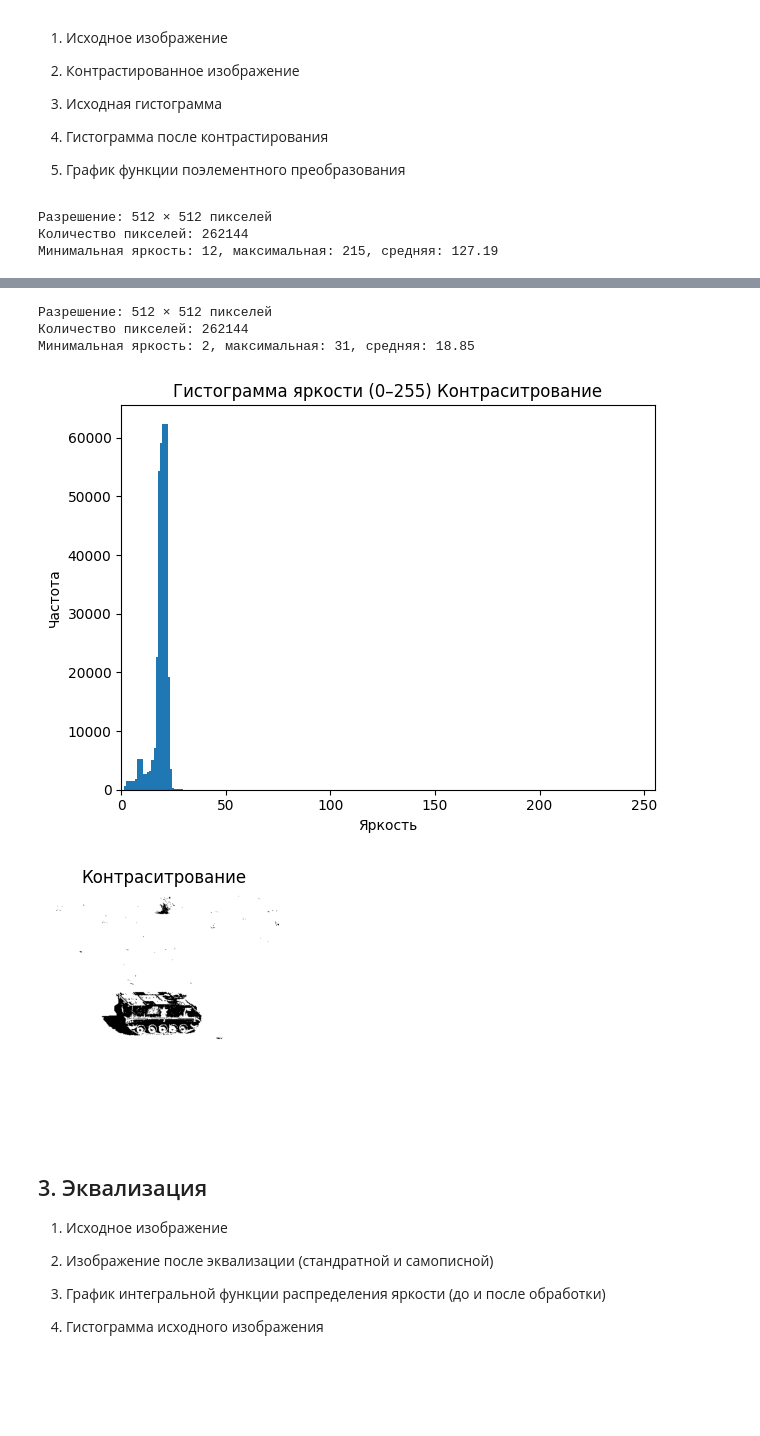
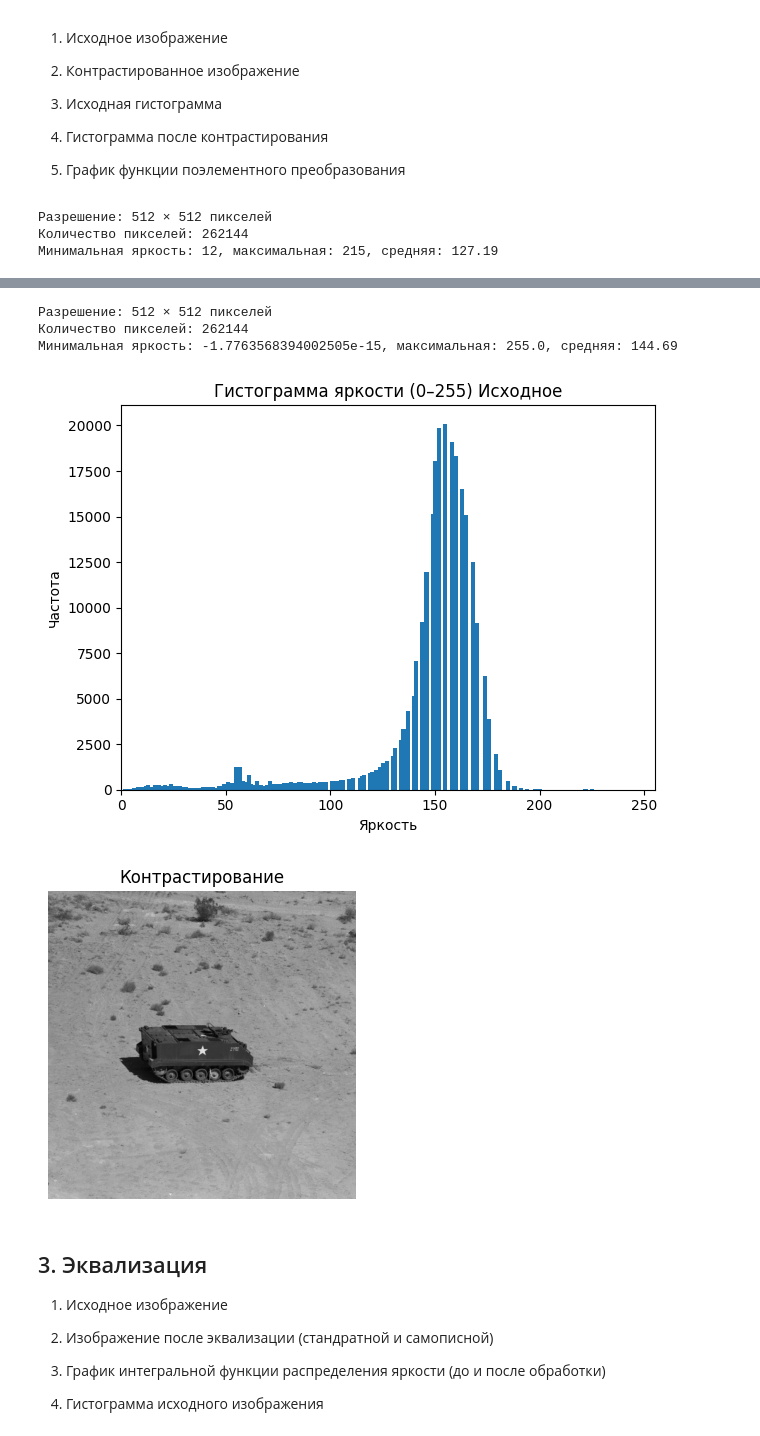
Before and after one commit to Matosik/Image-processing-methods-labs, a Jupyter notebook: Lab1.ipynb, the cells around one changed output, grey strips where cells are left out. Cells and saved outputs as stored; diff of their text form; code cells hidden in the pictures; blank space fills up the shorter version.

```diff
--- a/Lab1.ipynb
+++ b/Lab1.ipynb
@@ -69,7 +59,7 @@ def show_image(matrix, title):
         arr = np.array(matrix, dtype=np.uint8)
 
     # Настроим размер вывода (в дюймах, 1 дюйм ≈ 96px)
-    plt.figure(figsize=(3, 3))
+    plt.figure(figsize=(4, 4))
     plt.imshow(arr, cmap="gray", vmin=0, vmax=255)
     plt.title(title)   # подпись сверху
     plt.axis("off")  # скрыть оси, чтобы был «чистый» вывод
@@ -123,5 +104,8 @@ def t_porog(name_path, t):
 # %%
-info = analyze_image(image_path)
+
+
+matrix = load_img(image_path)
+info = analyze_image(matrix)
 show_image(info["matrix"], "Исходное изображение")
 
 
@@ -154,32 +138,29 @@ show_image(infoporog["matrix"], "Проговая")
 
 5) График функции поэлементного преобразования
 # %%
-def contrast(name_path, gmin=0, gmax=255):
+def contrast(matrix, gmin, gmax):
 
-    path = Path(name_path)
-    if not path.exists():
-        raise FileNotFoundError(f"Файл не найден: {path}")
-    img = Image.open(path).convert("L")
-    matrix = np.array(img, dtype=np.uint8)
+    fmax = int(np.max(matrix))
+    fmin = int(np.min(matrix))
 
-    a = (gmax - gmin) / (matrix.max() - matrix.min())
-    b = (gmin * matrix.max() - gmax* matrix.min()) / (matrix.max() - matrix.min())
-    #b = (gmin * max(matrix) - gmax* min(matrix)) / max(matrix) - min(matrix)
-    N = matrix.shape[0]
-    M = matrix.shape[1]
-    newMatrix = np.zeros_like(matrix)
-    for i in range(N):
-        for j in range(M):
-            newMatrix[i][j] = a * matrix[i][j] + b
-    return Image.fromarray(newMatrix, mode="L")
+    a = (gmax - gmin) / (fmax - fmin)
+    b = (gmin * fmax - gmax* fmin) / (fmax - fmin)
+
+
+    matrix = a * matrix + b
+
+    return matrix
 # %%
-info = analyze_image(image_path)
+matrix = load_img(image_path)
+info = analyze_image(matrix)
 show_image(info["matrix"], "Исходное изображение")
 
 
-contrastimg = contrast(image_path, 100, 129)
-infocontrast = analyze_image(contrastimg, title="Контраситрование")
-show_image(infoporog["matrix"], "Контраситрование")
+
+matrixContrast = contrast(matrix,0,255)
+
+infoContrast = analyze_image(matrixContrast)
+show_image(infoContrast["matrix"], "Контрастирование")
 # %% [output]
 Разрешение: 512 × 512 пикселей
 Количество пикселей: 262144
@@ -189,8 +170,8 @@ show_image(infoporog["matrix"], "Контраситрование")
 Разрешение: 512 × 512 пикселей
 Количество пикселей: 262144
-Минимальная яркость: 2, максимальная: 31, средняя: 18.85
+Минимальная яркость: -1.7763568394002505e-15, максимальная: 255.0, средняя: 144.69
-[figure, old version]
+[figure, new version]
-[figure, old version]
+[figure, new version]
 # %% [markdown]
 ## 3. Эквализация
 
```
Also changed, not shown: parts of 9 cells of this notebook, 1 other file.
